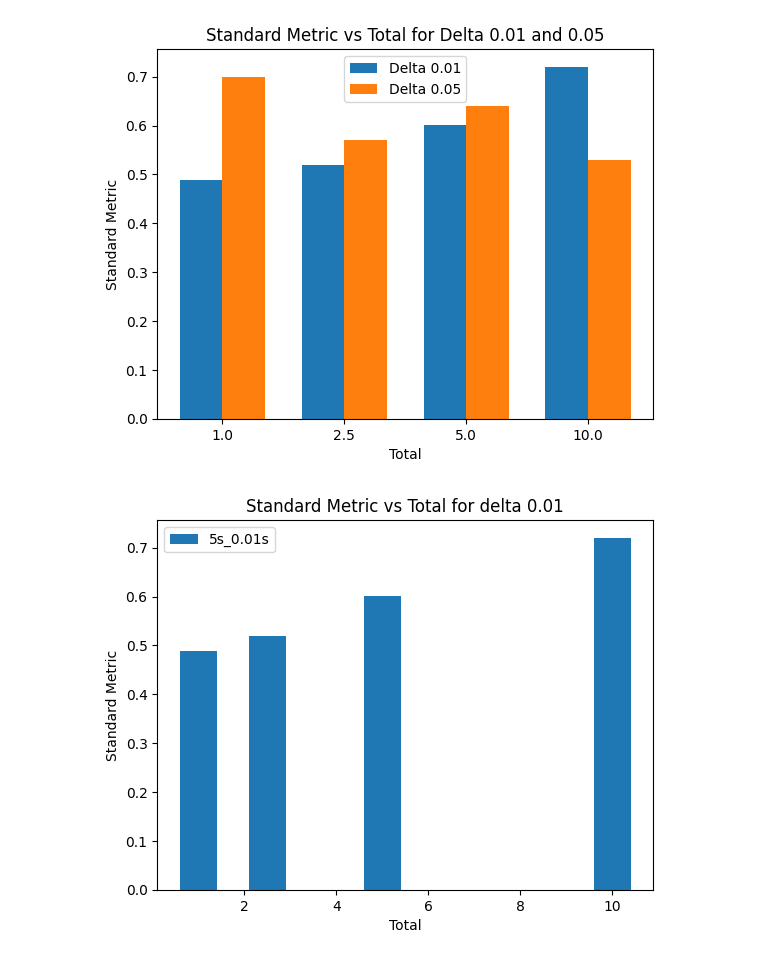
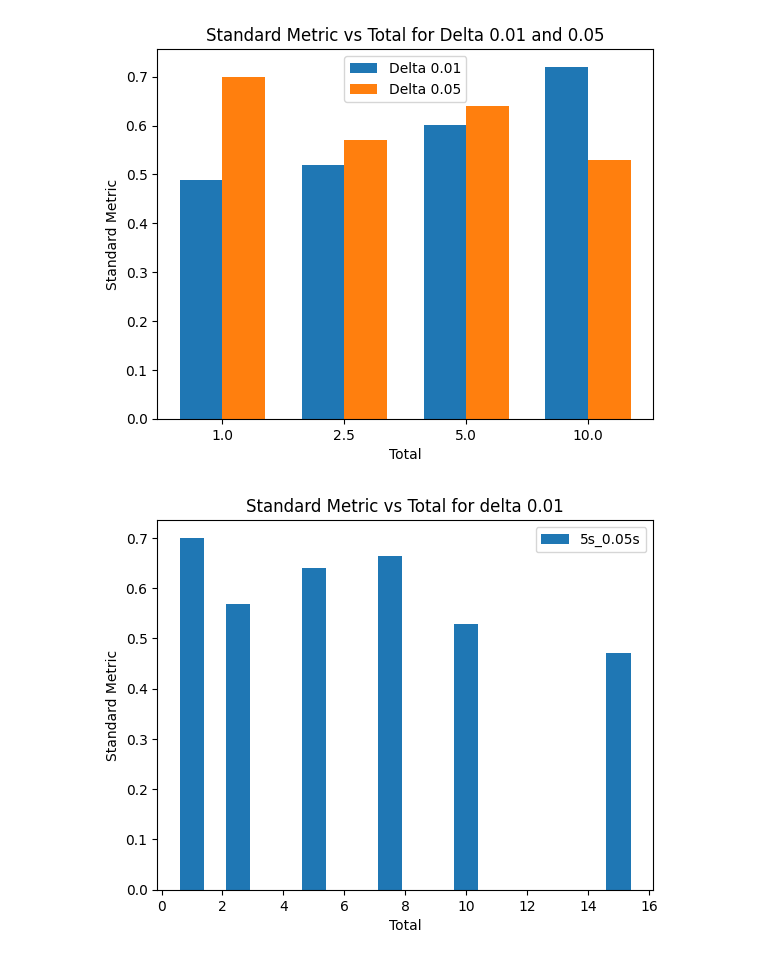
Before and after one commit to lukeyoffe/cs293n, a Jupyter notebook: result_plotting/experiments.ipynb, the cells around one changed output. Drawn from its saved outputs; the diff is of its cells as text; code cells hidden in the pictures.

```diff
--- a/result_plotting/experiments.ipynb
+++ b/result_plotting/experiments.ipynb
@@ -420,26 +421,26 @@ plt.show()
 # %%
 plt.figure()
 
 # Filter the DataFrame by delta 0.01
-subset = results_df[results_df['delta'] == 0.01]
+subset = results_df[results_df['delta'] == 0.05]
 
 # Extract the total and standard metric values
 totals = subset['total']
 standard_metrics = subset['standard_metric_98th']
 model_names = subset['model_name']
 
 # Create the bar graph
 plt.bar(totals, standard_metrics)
 
 # Set the x-axis and y-axis labels and title
 plt.xlabel('Total')
 plt.ylabel('Standard Metric')
 plt.title('Standard Metric vs Total for delta 0.01')
 
 # Add a legend
 plt.legend(model_names, loc='best')
 
 # Show the plot
 plt.show()
 # %% [output]
-[figure, old version]
+[figure, new version]
```
Also changed, not shown: parts of 3 cells of this notebook, 1 other file.
